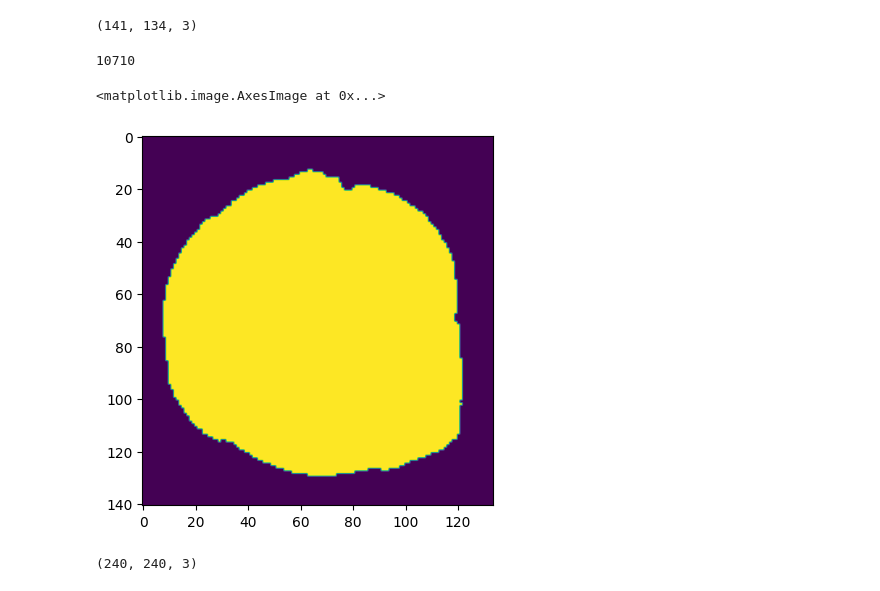
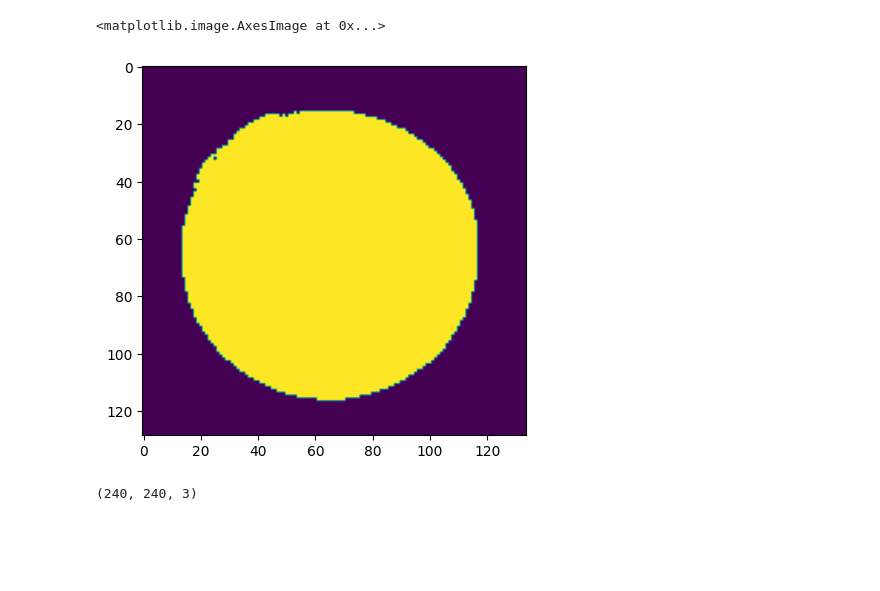
Before and after one commit to jacobrast/attacks, a Jupyter notebook: shadow_attack_march_31.ipynb, the cells around one changed output. Drawn from its saved outputs; the diff is of its cells as text; code cells hidden in the pictures; blank space fills up the shorter version.

```diff
--- a/shadow_attack_march_31.ipynb
+++ b/shadow_attack_march_31.ipynb
@@ -84,6 +117,11 @@ def pred_image(pil_file, label):
+# %%
+import random
+rand_int = random.randint(0, len(indices))
+
+img_index = indices[rand_int]
 # %%
-img = dataset['train'][688]['Path']
-label = dataset['train'][688]['ClassId']
+img = dataset['train'][img_index]['Path']
+label = dataset['train'][img_index]['ClassId']
 
 pred_image(img, label)
 # %% [output]
@@ -161,14 +207,8 @@ plt.show()
-# %%
-image.shape
-# %% [output]
-(141, 134, 3)
-# %%
-masks[1]['area']
-# %% [output]
-10710
+# %%
+max_index = 0
 # %%
-plt.imshow(masks[1]['segmentation'])
+plt.imshow(masks[max_index]['segmentation'])
 # %% [output]
 <matplotlib.image.AxesImage at 0x...>
-[figure, old version]
+[figure, new version]
 # %%
```
Also changed, not shown: parts of 61 cells of this notebook.
